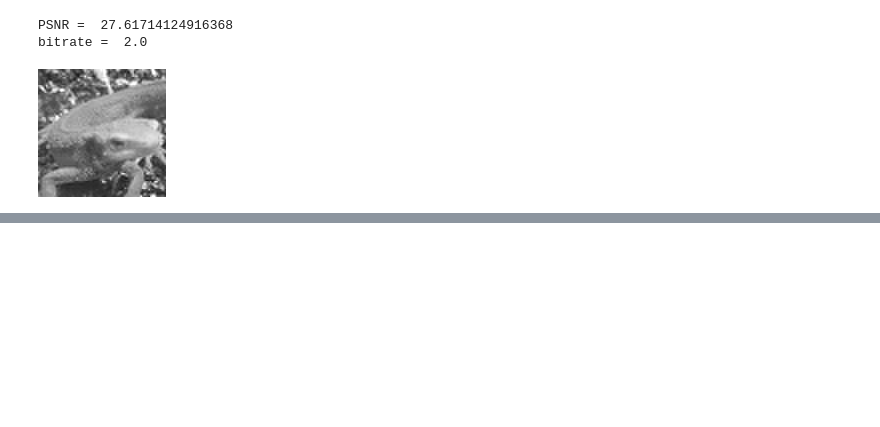
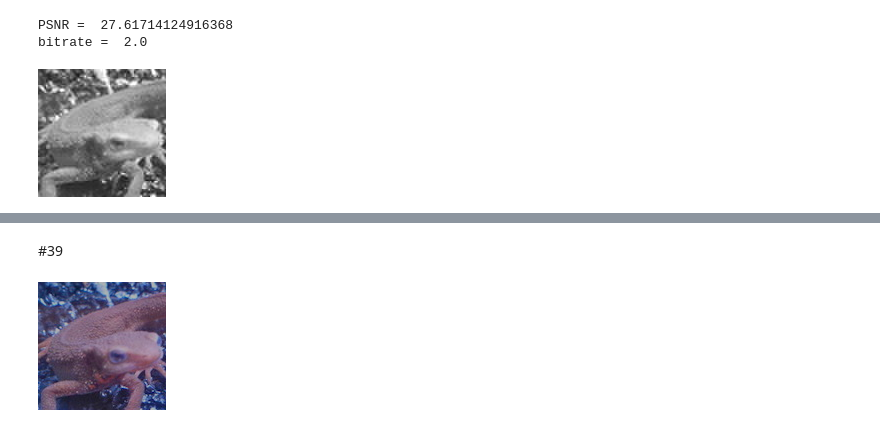
Before and after one commit to katoyu/image-processing-100training, a Jupyter notebook: 画像処理100本ノック31_40.ipynb, the cells around one changed output, grey strips where cells are left out. Cells and saved outputs as stored; diff of their text form; code cells hidden in the pictures; blank space fills up the shorter version.

```diff
--- a/画像処理100本ノック31_40.ipynb
+++ b/画像処理100本ノック31_40.ipynb
@@ -472,0 +546,34 @@ bitrate =  2.0
+# %% [markdown]
+#39
+# %%
+import cv2
+import numpy as np
+import matplotlib.pyplot as plt
+
+img = cv2.imread("imori.jpg").astype(np.float32)
+H, W, C = img.shape
+
+# GRB -> YCbCr
+R = img[..., 2]
+G = img[..., 1]
+B = img[..., 0]
+
+Y = 0.299 * R + 0.5870 * G + 0.114 * B
+Cb = -0.1687 * R - 0.3313 * G + 0.5 * B + 128
+Cr = 0.5 * R - 0.4187 * G - 0.0813 * B + 128
+
+Y *= 0.7
+
+#YCbCr ->GRB
+out = np.zeros_like(img, dtype=np.float32)
+out[..., 2] = Y + (Cr - 128) * 1.402
+out[..., 1] = Y - (Cb - 128) * 0.3441 - (Cr - 128) * 0.7139
+out[..., 0] = Y + (Cb - 128) * 1.7718
+
+out[out>255] = 255
+out[out<0] = 0
+
+out = out.astype(np.uint8)
+cv2_imshow(out)
+# %% [output]
+[figure, added]
```
Also changed, not shown: parts of 4 cells of this notebook.
